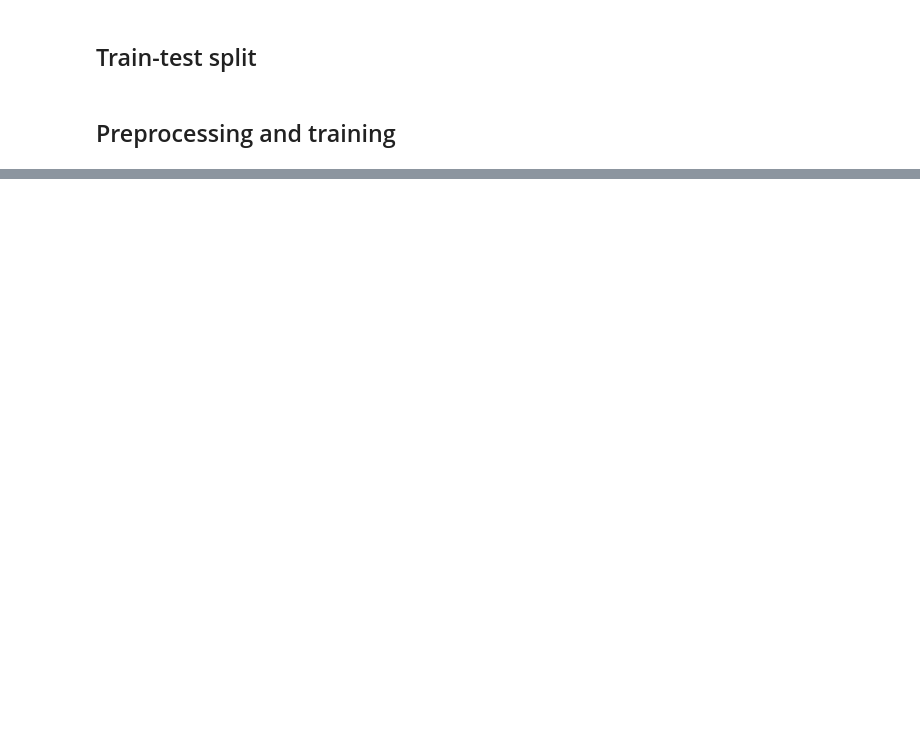
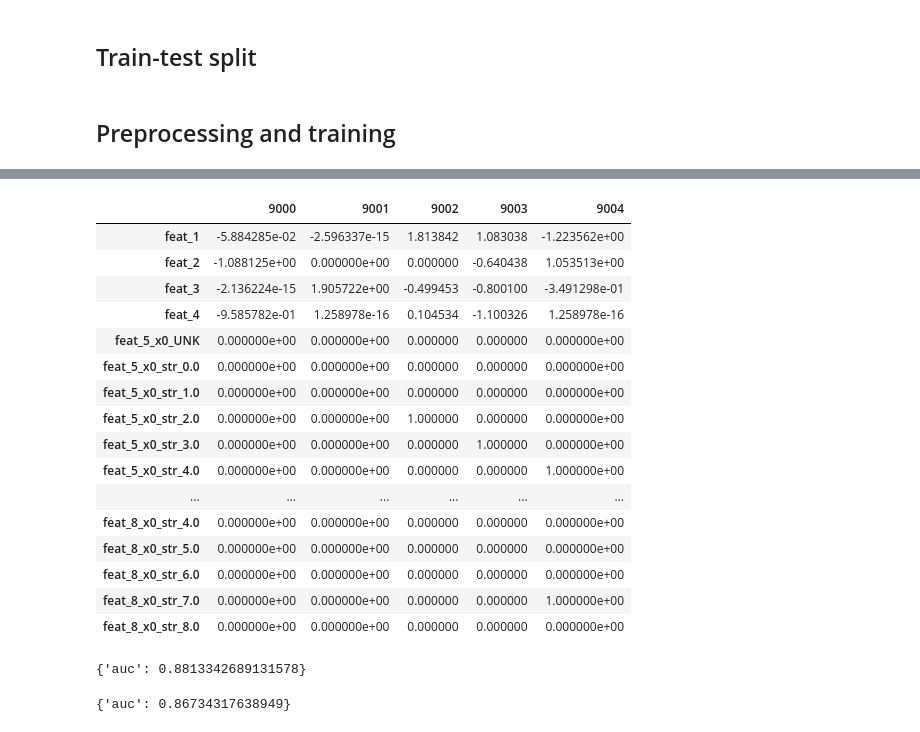
Before and after one commit to MAyub114/ML_pipeline, a Jupyter notebook: ML_pipeline.ipynb, the cells around one changed output, grey strips where cells are left out. Drawn from its saved outputs; the diff is of its cells as text; code cells hidden in the pictures; blank space fills up the shorter version.

```diff
--- a/ML_pipeline.ipynb
+++ b/ML_pipeline.ipynb
@@ -145,0 +185,13 @@ Pipeline(steps=[('preprocess',
+# %%
+cat = [([c], [SimpleImputer(strategy='constant', fill_value='UNK'),
+              OneHotEncoder()]) for c in categorical_features]
+num = [([n], [SimpleImputer(), StandardScaler()]) for n in numerical_features]
+mapper = DataFrameMapper(num + cat, df_out=True)
+clf = LogisticRegression()
+
+pipeline = Pipeline([
+    ('preprocess', mapper),
+    ('clf', clf)
+])
+
+pipeline.fit(X_train, y_train)
@@ -145,0 +216,2 @@ Pipeline(steps=[('preprocess',
+# %%
+preprocessed_X_test = mapper.transform(X_test)
@@ -145,0 +230,28 @@ Pipeline(steps=[('preprocess',
+# %%
+preprocessed_X_test.head().T
+# %% [output]
+|  | 9000 | 9001 | 9002 | 9003 | 9004 |
+| feat_1 | -5.884285e-02 | -2.596337e-15 | 1.813842 | 1.083038 | -1.223562e+00 |
+| feat_2 | -1.088125e+00 | 0.000000e+00 | 0.000000 | -0.640438 | 1.053513e+00 |
+| feat_3 | -2.136224e-15 | 1.905722e+00 | -0.499453 | -0.800100 | -3.491298e-01 |
+| feat_4 | -9.585782e-01 | 1.258978e-16 | 0.104534 | -1.100326 | 1.258978e-16 |
+| feat_5_x0_UNK | 0.000000e+00 | 0.000000e+00 | 0.000000 | 0.000000 | 0.000000e+00 |
+| feat_5_x0_str_0.0 | 0.000000e+00 | 0.000000e+00 | 0.000000 | 0.000000 | 0.000000e+00 |
+| feat_5_x0_str_1.0 | 0.000000e+00 | 0.000000e+00 | 0.000000 | 0.000000 | 0.000000e+00 |
+| feat_5_x0_str_2.0 | 0.000000e+00 | 0.000000e+00 | 1.000000 | 0.000000 | 0.000000e+00 |
+| feat_5_x0_str_3.0 | 0.000000e+00 | 0.000000e+00 | 0.000000 | 1.000000 | 0.000000e+00 |
+| feat_5_x0_str_4.0 | 0.000000e+00 | 0.000000e+00 | 0.000000 | 0.000000 | 1.000000e+00 |
+| ... | ... | ... | ... | ... | ... |
+| feat_8_x0_str_4.0 | 0.000000e+00 | 0.000000e+00 | 0.000000 | 0.000000 | 0.000000e+00 |
+| feat_8_x0_str_5.0 | 0.000000e+00 | 0.000000e+00 | 0.000000 | 0.000000 | 0.000000e+00 |
+| feat_8_x0_str_6.0 | 0.000000e+00 | 0.000000e+00 | 0.000000 | 0.000000 | 0.000000e+00 |
+| feat_8_x0_str_7.0 | 0.000000e+00 | 0.000000e+00 | 0.000000 | 0.000000 | 1.000000e+00 |
+| feat_8_x0_str_8.0 | 0.000000e+00 | 0.000000e+00 | 0.000000 | 0.000000 | 0.000000e+00 |
+# %%
+evaluation(pipeline, X_train, y_train)
+# %% [output]
+{'auc': 0.8813342689131578}
+# %%
+evaluation(pipeline, X_test, y_test)
+# %% [output]
+{'auc': 0.86734317638949}
```
Also changed, not shown: parts of 19 cells of this notebook, 6 other files.
